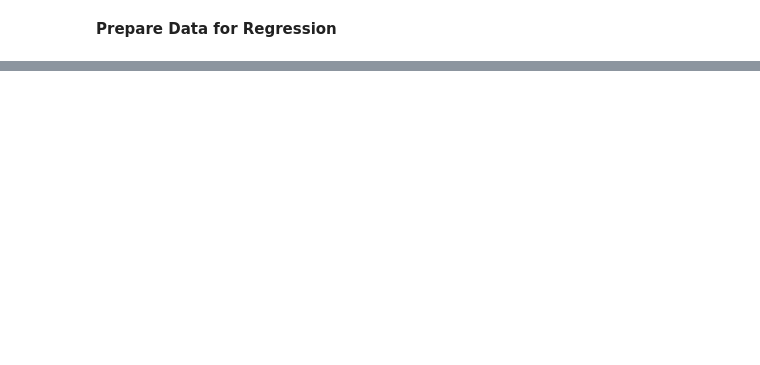
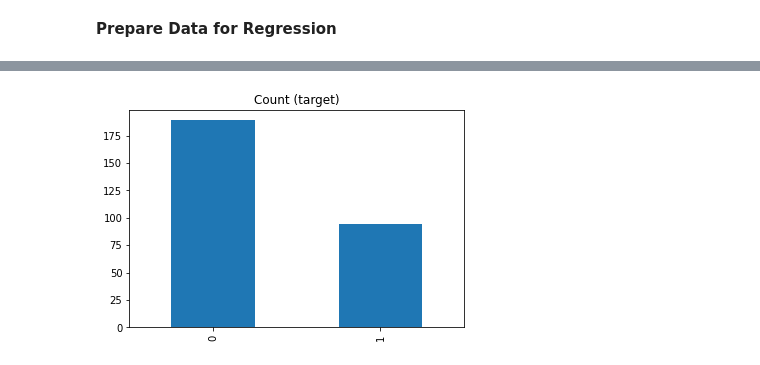
Before and after one commit to ishankarve/meta_analysis, a Jupyter notebook: met_forecast.ipynb, the cells around one changed output, grey strips where cells are left out. Drawn from its saved outputs; the diff is of its cells as text; code cells hidden in the pictures; blank space fills up the shorter version.

```diff
--- a/met_forecast.ipynb
+++ b/met_forecast.ipynb
@@ -243,0 +300,14 @@ s1_train, s1_test = train_test_split(met_df, train_size = 0.7, test_size = 0.3,
+# %%
+from imblearn.over_sampling import SMOTE
+
+labels = ['F/L (ft)', 'LCL', 'CCL', 'LFC', 'TTI', 'KI', 'LI', 'SI', 'BI ', 'HI', 'DCI', 'SWEAT', 'month']
+
+smote = SMOTE(random_state=42, sampling_strategy=0.5)
+X_sm, y_sm = smote.fit_resample(df_train[labels], df_train['TS'])
+
+df = pd.DataFrame(X_sm, columns=labels)
+df['target'] = y_sm
+
+df['target'].value_counts().plot(kind='bar', title='Count (target)');
+# %% [output]
+[figure, added]
```
Also changed, not shown: parts of 17 cells of this notebook.
